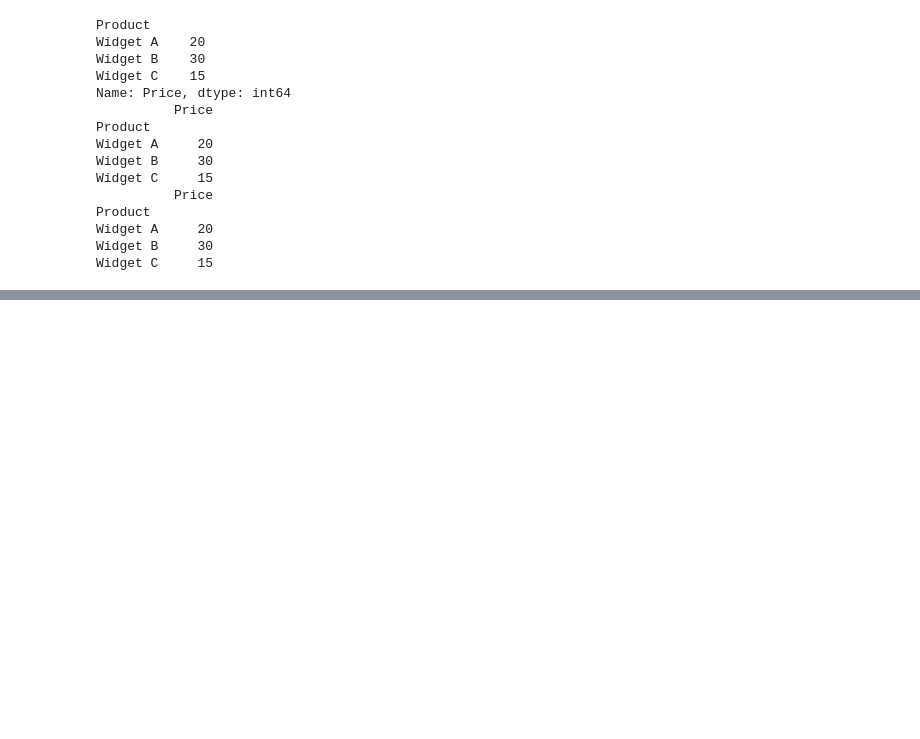
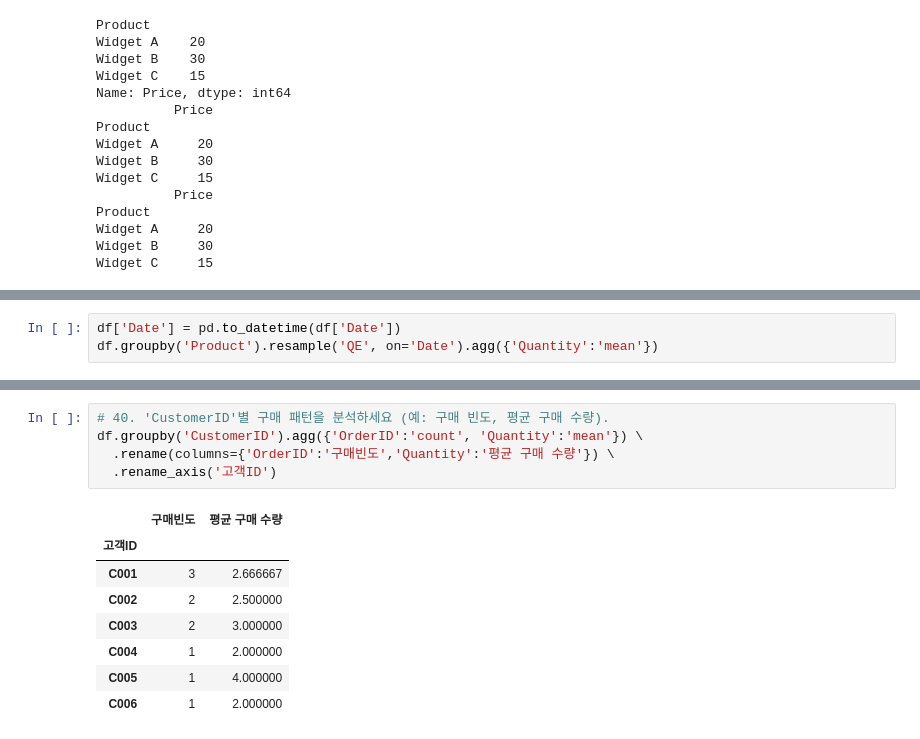
Before and after one commit to sang105kr/kdt_pythonstudy2, a Jupyter notebook: test3.ipynb, the cells around one changed output, grey strips where cells are left out. Drawn from its saved outputs; the diff is of its cells as text; blank space fills up the shorter version.

```diff
--- a/test3.ipynb
+++ b/test3.ipynb
@@ -506,0 +665,3 @@ Name: OrderID, dtype: int64
+# %%
+df['Date'] = pd.to_datetime(df['Date'])
+df.groupby('Product').resample('QE', on='Date').agg({'Quantity':'mean'})
@@ -506,0 +747,14 @@ Name: OrderID, dtype: int64
+# %%
+# 40. 'CustomerID'별 구매 패턴을 분석하세요 (예: 구매 빈도, 평균 구매 수량).
+df.groupby('CustomerID').agg({'OrderID':'count', 'Quantity':'mean'}) \
+  .rename(columns={'OrderID':'구매빈도','Quantity':'평균 구매 수량'}) \
+  .rename_axis('고객ID')
+# %% [output]
+|  | 구매빈도 | 평균 구매 수량 |
+| 고객ID |  |  |
+| C001 | 3 | 2.666667 |
+| C002 | 2 | 2.500000 |
+| C003 | 2 | 3.000000 |
+| C004 | 1 | 2.000000 |
+| C005 | 1 | 4.000000 |
+| C006 | 1 | 2.000000 |
```
Also changed, not shown: parts of 17 cells of this notebook.
